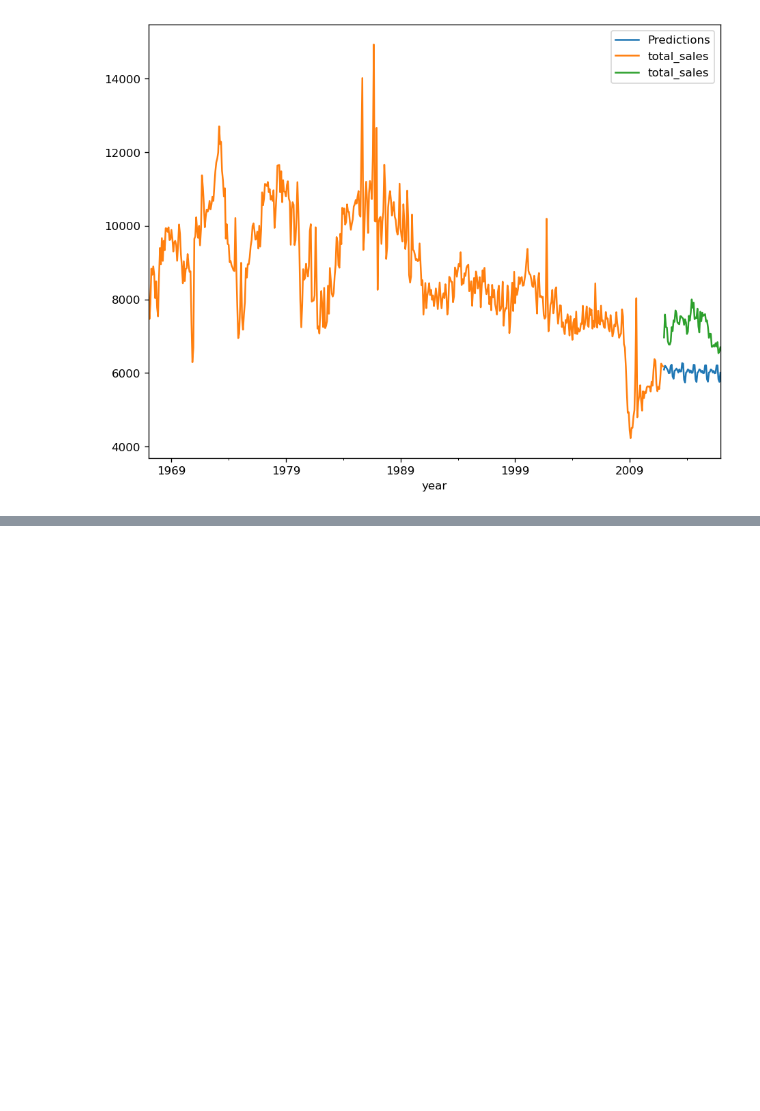
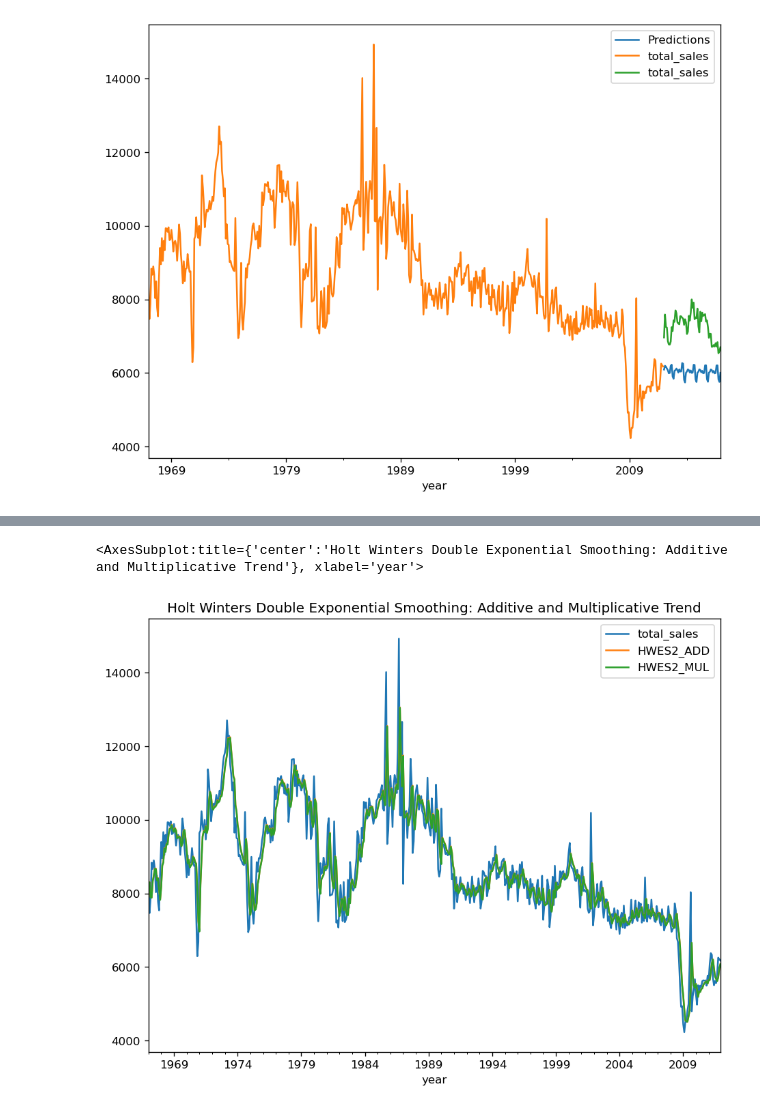
Before and after one commit to Dude-where-s-my-copper/EV_growth, a Jupyter notebook: monthly_new_sales_modeling.ipynb, the cells around one changed output, grey strips where cells are left out. Saved outputs shown, nothing was run; the diff lists cells and outputs as text; code cells hidden in the pictures; blank space fills up the shorter version.

```diff
--- a/monthly_new_sales_modeling.ipynb
+++ b/monthly_new_sales_modeling.ipynb
@@ -630,0 +865,7 @@ from neuralprophet import NeuralProphet, set_log_level
+# %%
+train['HWES2_ADD'] = ExponentialSmoothing(train['total_sales'],trend='add').fit().fittedvalues
+train['HWES2_MUL'] = ExponentialSmoothing(train['total_sales'],trend='mul').fit().fittedvalues
+train[['total_sales','HWES2_ADD','HWES2_MUL']].plot(title='Holt Winters Double Exponential Smoothing: Additive and Multiplicative Trend')
+# %% [output]
+<AxesSubplot:title={'center':'Holt Winters Double Exponential Smoothing: Additive and Multiplicative Trend'}, xlabel='year'>
+[figure, added]
```
Also changed, not shown: parts of 30 cells of this notebook.
